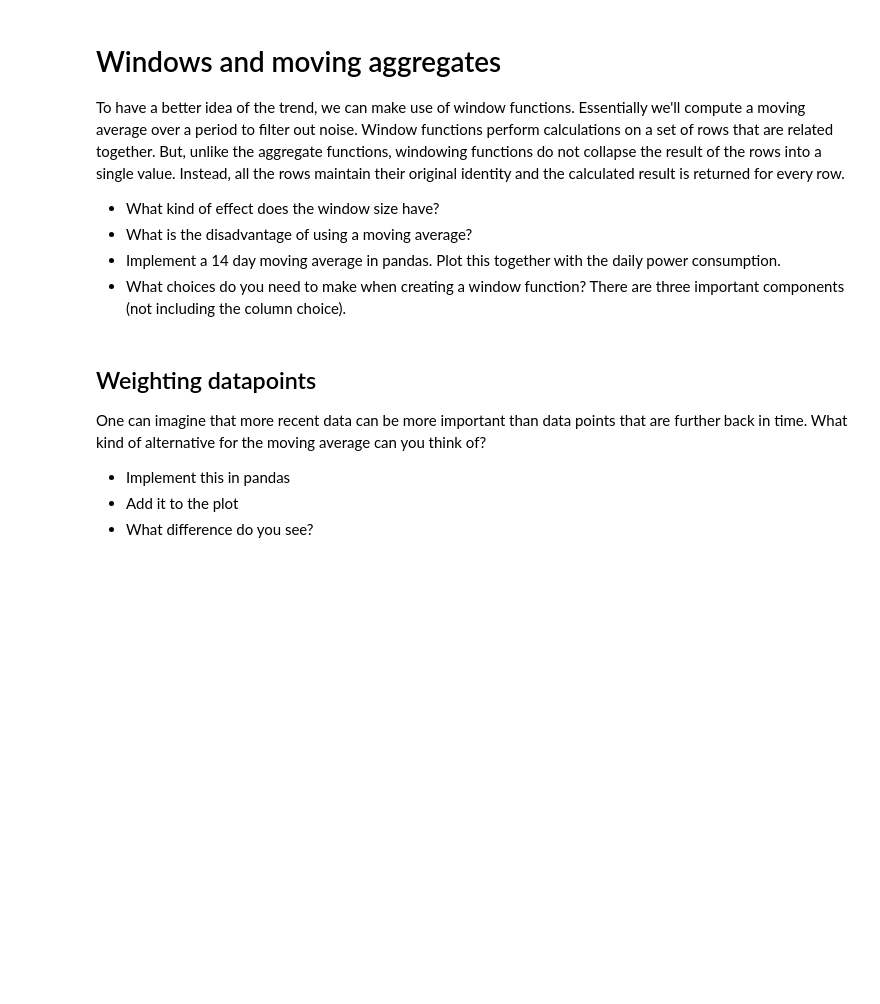
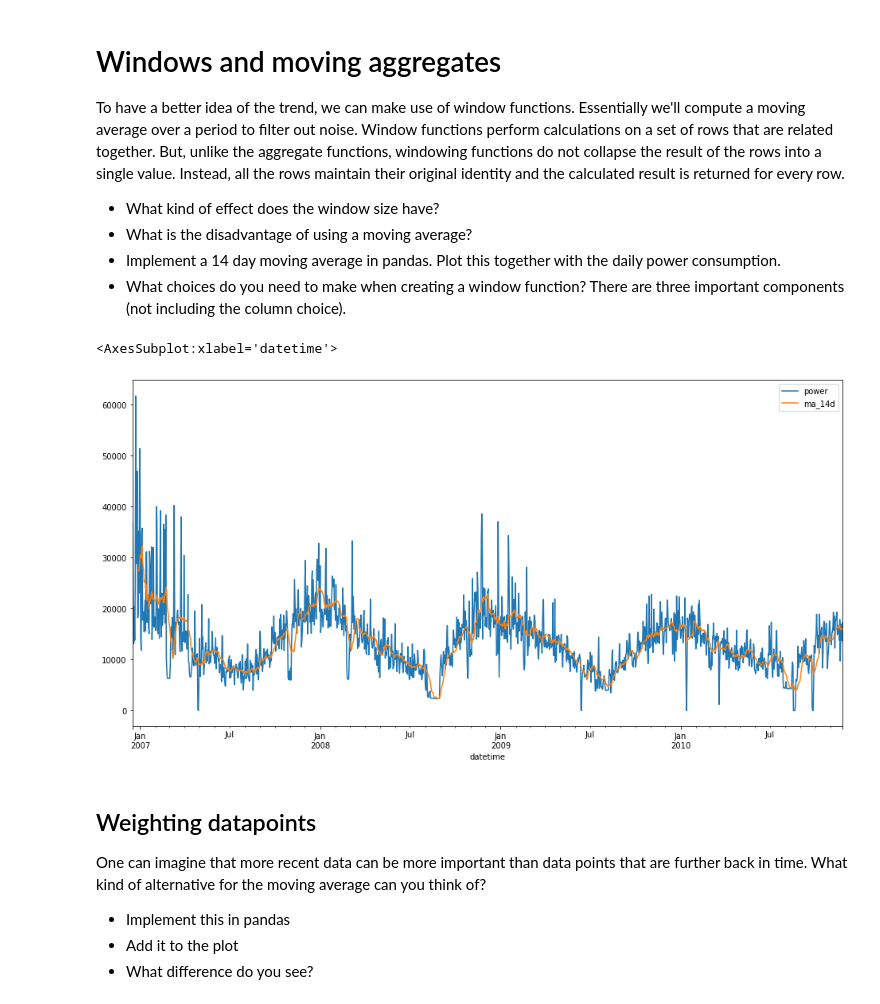
Before and after one commit to JelmerOffenberg/datamind-python, a Jupyter notebook: notebooks/3-feature-engineering.ipynb, the cells around one changed output. Cells and saved outputs as stored; diff of their text form; code cells hidden in the pictures; blank space fills up the shorter version.

```diff
--- a/notebooks/3-feature-engineering.ipynb
+++ b/notebooks/3-feature-engineering.ipynb
@@ -19,0 +12,3 @@ We'll use the dataset from previous exercise, load the dataset in memory and cal
+# %%
+import pandas as pd
+df = pd.read_parquet('data/ex_1.parquet')
@@ -48,3 +76,14 @@ To have a better idea of the trend, we can make use of window functions. Essenti
+# %%
+# The larger the window, the less effect a single data point has
+# Moving averages by definition lag behind. Especially if you don't center them.
+# Choices: window size, aggregation metric, centering
+
+df.assign(
+    ma_14d = lambda df: df['power'].rolling(14, center=False).mean()
+)[['power', 'ma_14d']].plot(figsize=(16,8))
+# %% [output]
+<AxesSubplot:xlabel='datetime'>
+[figure, added]
 # %% [markdown]
 ## Weighting datapoints
 One can imagine that more recent data can be more important than data points that are further back in time. What kind of alternative for the moving average can you think of?
```
Also changed, not shown: parts of 32 cells of this notebook.
